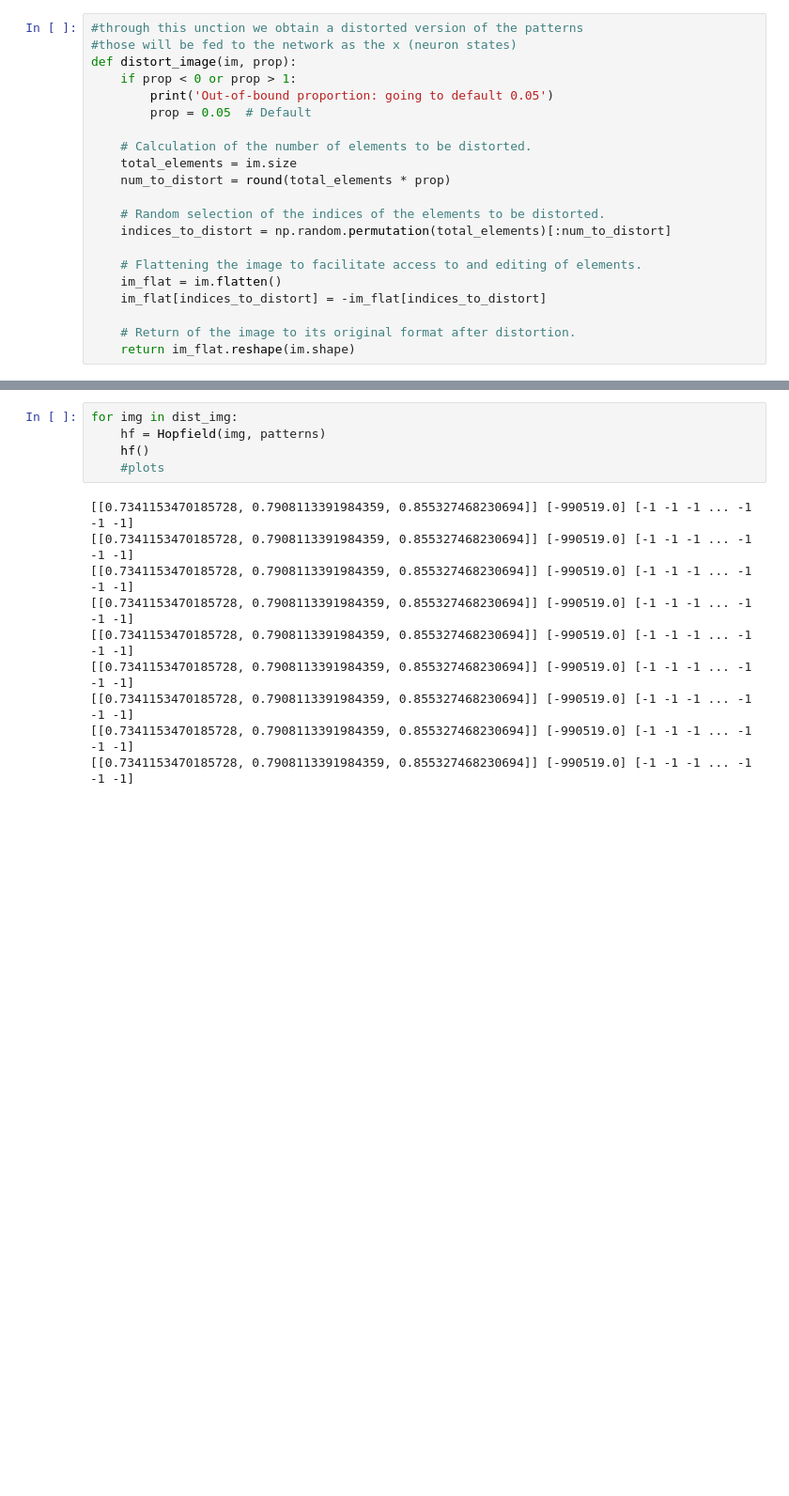
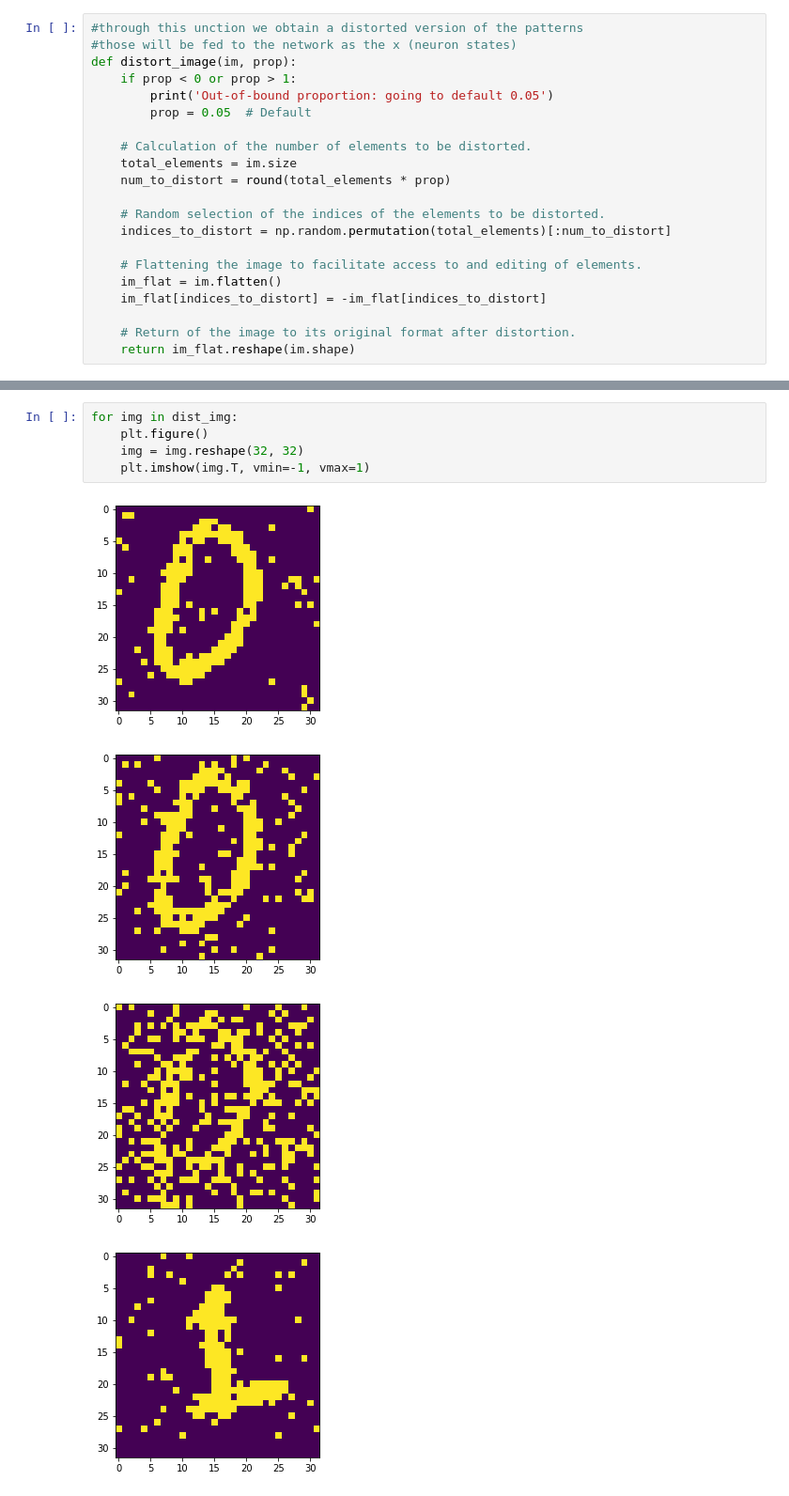
Before and after one commit to francescapoli98/computational-neuroscience, a Jupyter notebook: LAB2_2/hopfield_network.ipynb, the cells around one changed output, grey strips where cells are left out. Shown at 94% size. Saved outputs shown, nothing was run; the diff lists cells and outputs as text; blank space fills up the shorter version.

```diff
--- a/LAB2_2/hopfield_network.ipynb
+++ b/LAB2_2/hopfield_network.ipynb
@@ -69,15 +78,10 @@ dist_img # 3 patterns x 3 distortion values
-# %%
-for img in dist_img:
-    hf = Hopfield(img, patterns)
-    hf()
-    #plots
-# %% [output]
-[[0.7341153470185728, 0.7908113391984359, 0.855327468230694]] [-990519.0] [-1 -1 -1 ... -1 -1 -1]
-[[0.7341153470185728, 0.7908113391984359, 0.855327468230694]] [-990519.0] [-1 -1 -1 ... -1 -1 -1]
-[[0.7341153470185728, 0.7908113391984359, 0.855327468230694]] [-990519.0] [-1 -1 -1 ... -1 -1 -1]
-[[0.7341153470185728, 0.7908113391984359, 0.855327468230694]] [-990519.0] [-1 -1 -1 ... -1 -1 -1]
-[[0.7341153470185728, 0.7908113391984359, 0.855327468230694]] [-990519.0] [-1 -1 -1 ... -1 -1 -1]
-[[0.7341153470185728, 0.7908113391984359, 0.855327468230694]] [-990519.0] [-1 -1 -1 ... -1 -1 -1]
-[[0.7341153470185728, 0.7908113391984359, 0.855327468230694]] [-990519.0] [-1 -1 -1 ... -1 -1 -1]
-[[0.7341153470185728, 0.7908113391984359, 0.855327468230694]] [-990519.0] [-1 -1 -1 ... -1 -1 -1]
-[[0.7341153470185728, 0.7908113391984359, 0.855327468230694]] [-990519.0] [-1 -1 -1 ... -1 -1 -1]
+# %%
+for img in dist_img:
+    plt.figure()
+    img = img.reshape(32, 32)
+    plt.imshow(img.T, vmin=-1, vmax=1)
+# %% [output]
+[figure, added]
+[figure, added]
+[figure, added]
+[figure, added]
```
Also changed, not shown: parts of 11 cells of this notebook, 1 other file.
